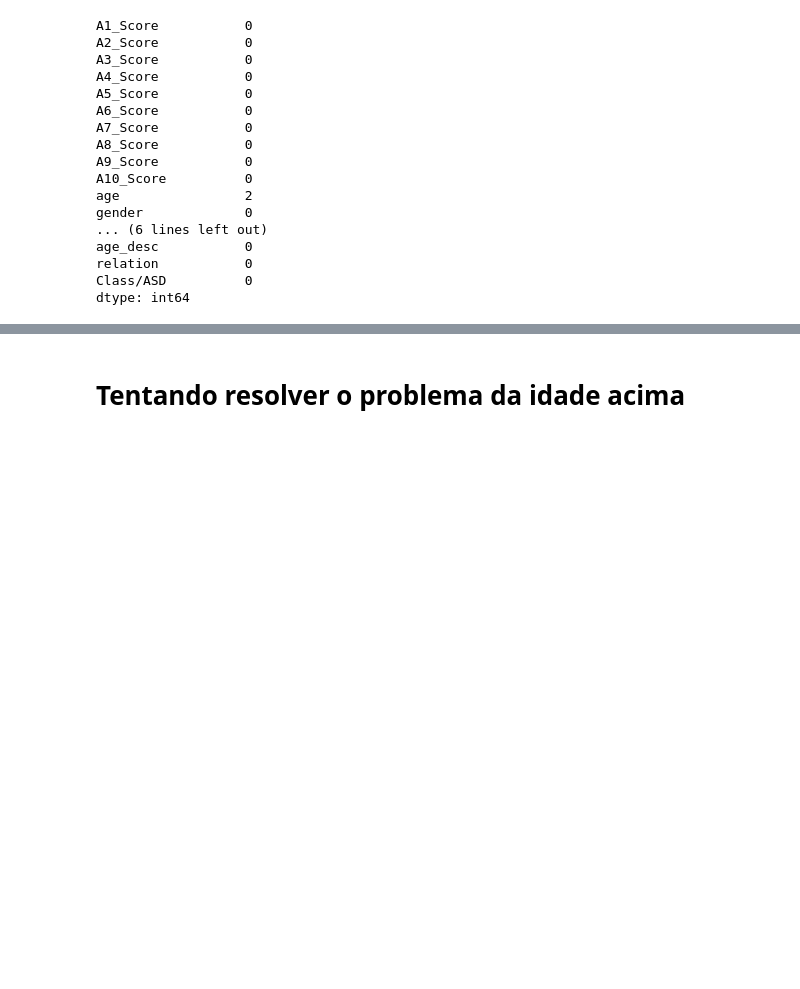
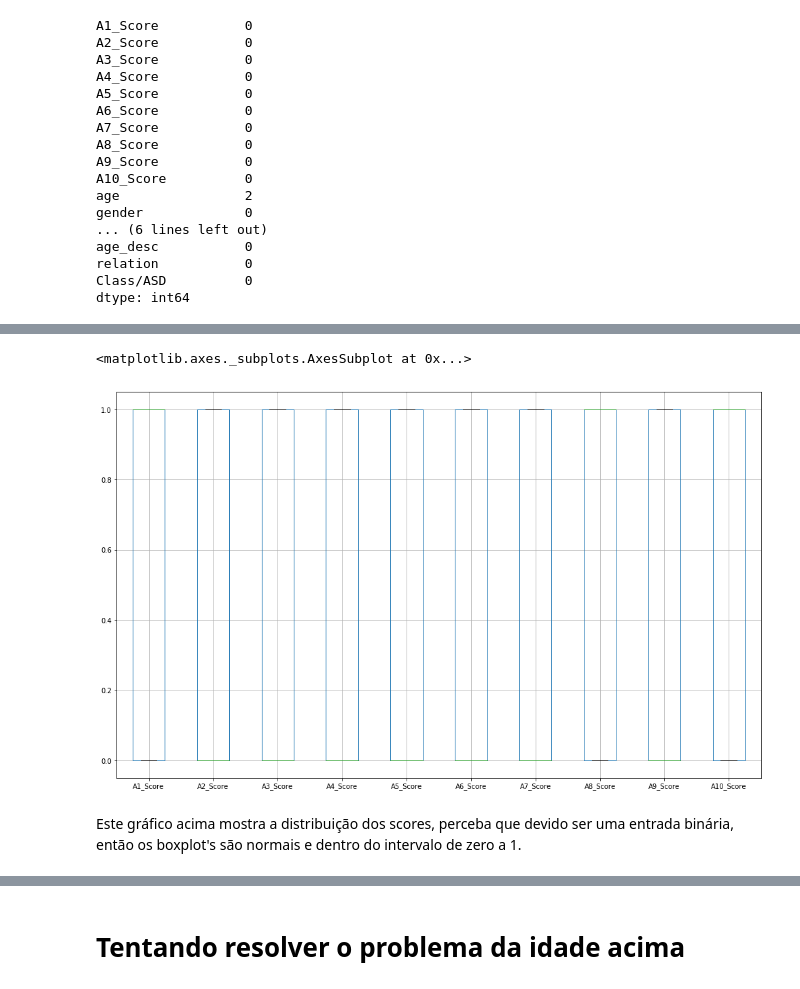
Before and after one commit to nathNath/provadeia, a Jupyter notebook: questaoum/ Abrindo o arquivo da questão 1.ipynb, the cells around one changed output, grey strips where cells are left out. Saved outputs shown, nothing was run; the diff lists cells and outputs as text; code cells hidden in the pictures; blank space fills up the shorter version.

```diff
--- a/questaoum/ Abrindo o arquivo da questão 1.ipynb
+++ b/questaoum/ Abrindo o arquivo da questão 1.ipynb
@@ -153,0 +237,3 @@ dtype: int64
+# %%
+colunms_score = [('A'+str(i)+"_Score") for i in range(1,11)]
+test = dataframe[colunms_score].apply(pd.to_numeric)
@@ -153,0 +261,13 @@ dtype: int64
+# %%
+# Aumentar o tamanho do plot na proporção 8/13
+x_size = 17
+y_size = x_size * (8/13)
+plt.figure(figsize=(x_size, y_size))
+# Aumentar o tamanho do plot na proporção 8/13
+
+test.boxplot()
+# %% [output]
+<matplotlib.axes._subplots.AxesSubplot at 0x...>
+[figure, added]
+# %% [markdown]
+Este gráfico acima mostra a distribuição dos scores, perceba que devido ser uma entrada binária, então os boxplot's são normais e dentro do intervalo de zero a 1.
```
Also changed, not shown: parts of 11 cells of this notebook, 5 other files.
